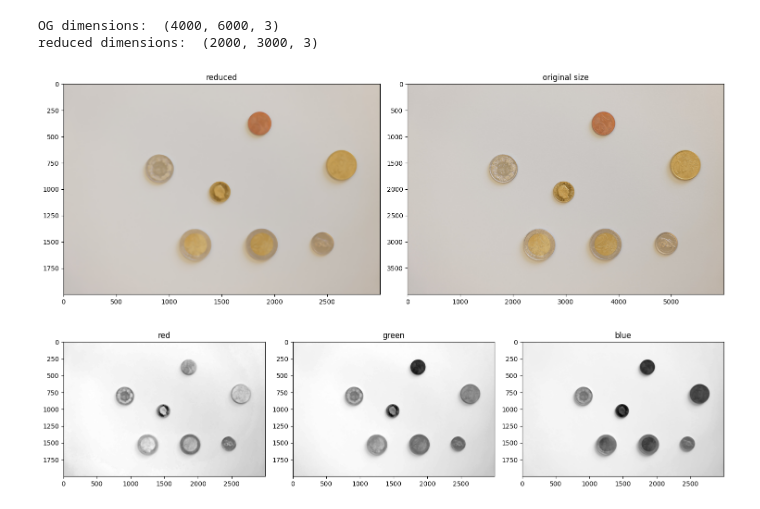
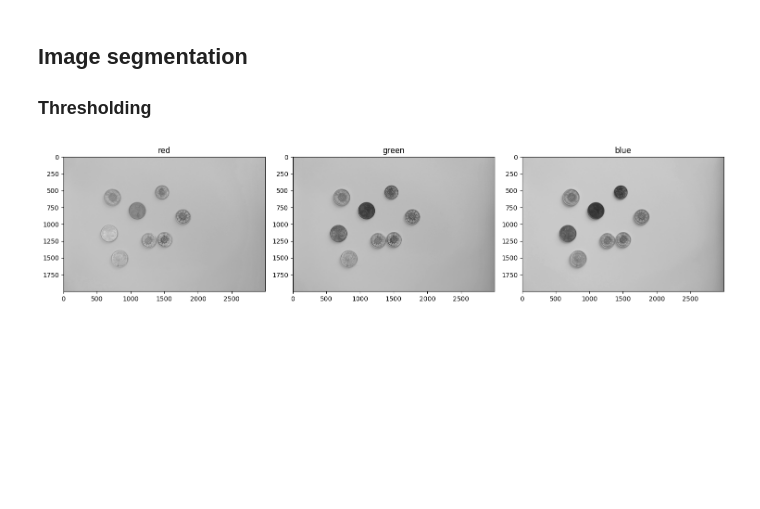
Before and after one commit to JadBh/Image_analysis_git, a Jupyter notebook: project/Segmentation.ipynb, the cells around one changed output. Drawn from its saved outputs; the diff is of its cells as text; code cells hidden in the pictures; blank space fills up the shorter version.

```diff
--- a/project/Segmentation.ipynb
+++ b/project/Segmentation.ipynb
@@ -72,45 +86,10 @@ def show_image_batch(coin_batch):
 # %%
 coin_dataset = CoinDataset()
 coin_dataloader = DataLoader(coin_dataset, batch_size=4, shuffle=True, num_workers=0)
-# %%
-# Define path
-path_hand = os.path.join("dataset", "train", "L1010517.JPG") #L1010378.JPG")
-path_noisy = os.path.join("dataset", "train", "L1010503.JPG")#"L1010370.JPG")
-path_neutral = os.path.join("dataset", "train", "L1010310.JPG")#"L1010308.JPG")#"L1010281.JPG") #"L1010422.JPG") #"L1010321.JPG")#"L1010422.JPG") #"L1010434.JPG") #"L1010283.JPG") #"L1010277.JPG")
-
-# Check if folder and image exist
-assert os.path.exists(path_hand), "Image not found, please check directory structure"
-
-# Load image
-image_hand = np.array(Image.open(path_hand))
-image_noisy = np.array(Image.open(path_noisy))
-image_neutral = np.array(Image.open(path_neutral))
-
-image_og = image_neutral
-
-scale_percent = 50
-width = int(image_og.shape[1] * scale_percent / 100)
-height = int(image_og.shape[0] * scale_percent / 100)
-dim = (width, height)
-image = cv2.resize(image_og, dim, interpolation=cv2.INTER_AREA)
-image = cv2.medianBlur(image, 19)
-
-plt.figure(figsize=(15, 5))
-plt.subplot(1,2,1)
-plt.imshow(image)
-plt.title("reduced")
-plt.subplot(1,2,2)
-plt.title("original size")
-plt.imshow(image_og)
-
-# plt.axis('off')
-plt.tight_layout()
-print("OG dimensions: ", image_og.shape)
-print("reduced dimensions: ", image.shape)
-# %% [output]
-OG dimensions:  (4000, 6000, 3)
-reduced dimensions:  (2000, 3000, 3)
-[figure, removed]
+# %% [markdown]
+## Image segmentation
+
+### Thresholding
 # %%
 def extract_rgb_channels(img):
     """
@@ -147,29 +126,29 @@ def extract_rgb_channels(img):
 
     return data_red, data_green, data_blue
 # %%
-[data_red,data_green,data_blue] = extract_rgb_channels(image)
+[data_red,data_green,data_blue] = extract_rgb_channels(coin_dataset[0]['image']) # image of coins on neutral background
 
 # Create subplots
 plt.figure(figsize=(15, 5))
 
 # Plot the first image
 plt.subplot(1, 3, 1)  # 1 row, 3 columns, plot 1
 plt.imshow(data_red, cmap='gray')
 plt.title('red')
 
 # Plot the second image
 plt.subplot(1, 3, 2)  # 1 row, 3 columns, plot 2
 plt.imshow(data_green, cmap='gray')
 plt.title('green')
 
 # Plot the third image
 plt.subplot(1, 3, 3)  # 1 row, 3 columns, plot 3
 plt.imshow(data_blue, cmap='gray')
 plt.title('blue')
 
 plt.tight_layout()
 # %% [output]
-[figure, old version]
+[figure, new version]
 # %%
 def apply_rgb_threshold(img):
     """
```
Also changed, not shown: parts of 10 cells of this notebook.
